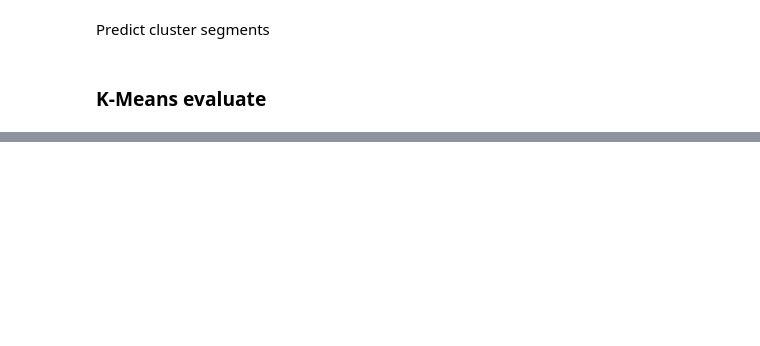
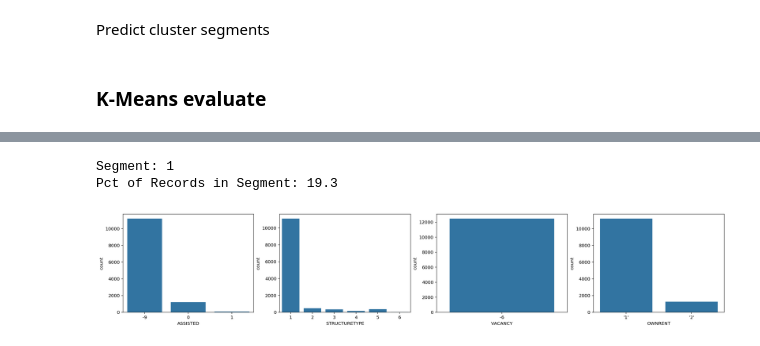
Before and after one commit to MiguelAMartinez/american-housing-survey, a Jupyter notebook: EDA.ipynb, the cells around one changed output, grey strips where cells are left out. Saved outputs shown, nothing was run; the diff lists cells and outputs as text; code cells hidden in the pictures; blank space fills up the shorter version.

```diff
--- a/EDA.ipynb
+++ b/EDA.ipynb
@@ -262,7 +279,7 @@ plt.title('SSE vs. K')
 # %% [markdown]
 Predict cluster segments
 # %%
-kmeans = KMeans(25).fit(pca_features)
+kmeans = KMeans(5).fit(pca_features)
 
 kmeans_labels = kmeans.predict(pca_features)
 # %% [markdown]
@@ -287,0 +304,16 @@ def plot_cluster_demographics(k, pca_features, kmeans_labels):
+# %%
+def plot_segment(k):
+    segment = national[kmeans_labels == k]
+    print('Segment:', k)
+    print('Pct of Records in Segment:', np.round(segment.shape[0]*100/national.shape[0],2))
+    fig, axs = plt.subplots(1,4, figsize=(24,4))
+    sns.countplot(segment['ASSISTED'], ax = axs[0], color='#1f77b4')
+    sns.countplot(segment['STRUCTURETYPE'], ax = axs[1], color='#1f77b4')
+    sns.countplot(segment['VACANCY'], ax = axs[2], color='#1f77b4')
+    sns.countplot(segment['OWNRENT'], ax = axs[3], color='#1f77b4')
+# %%
+plot_segment(1)
+# %% [output]
+Segment: 1
+Pct of Records in Segment: 19.3
+[figure, added]
```
Also changed, not shown: parts of 12 cells of this notebook.
